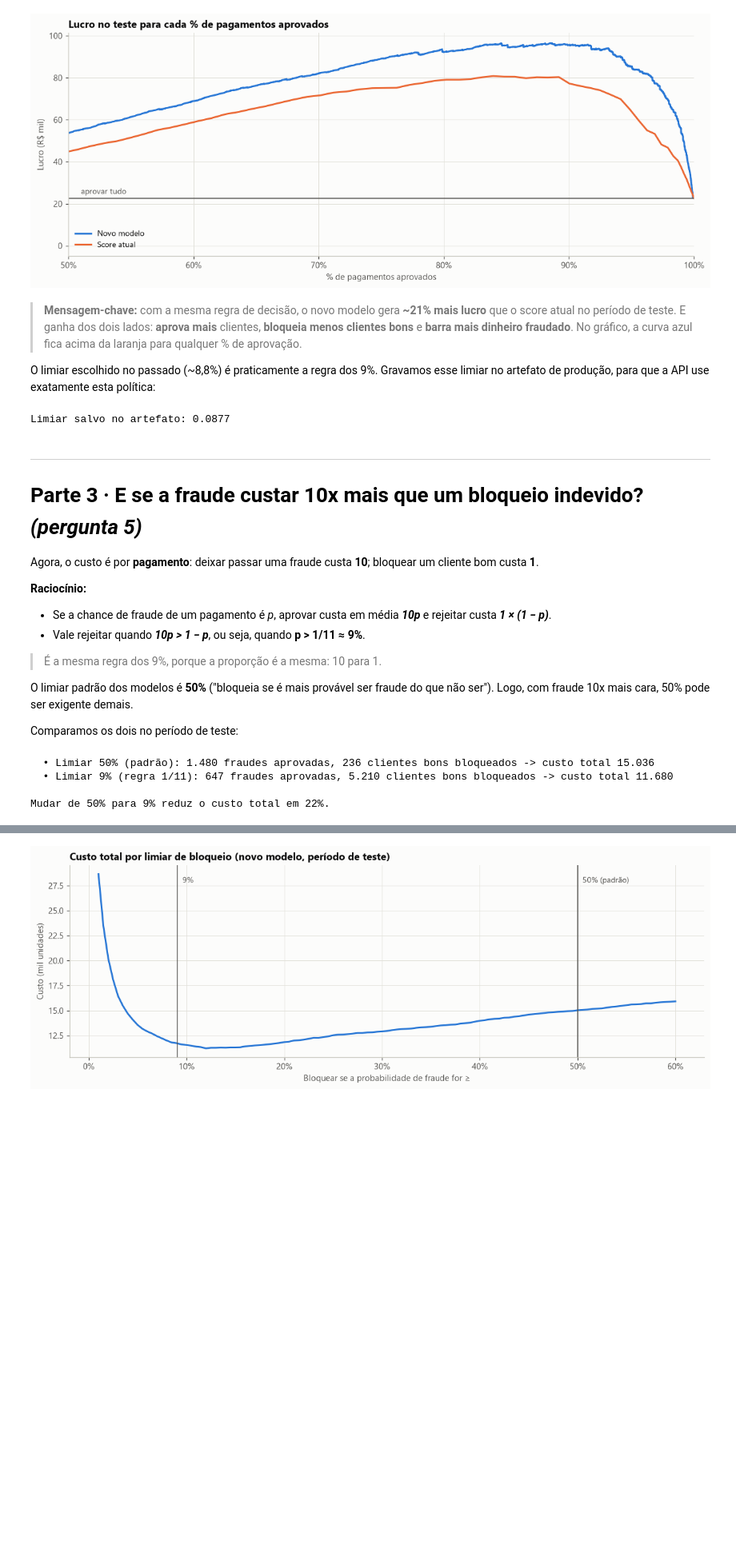
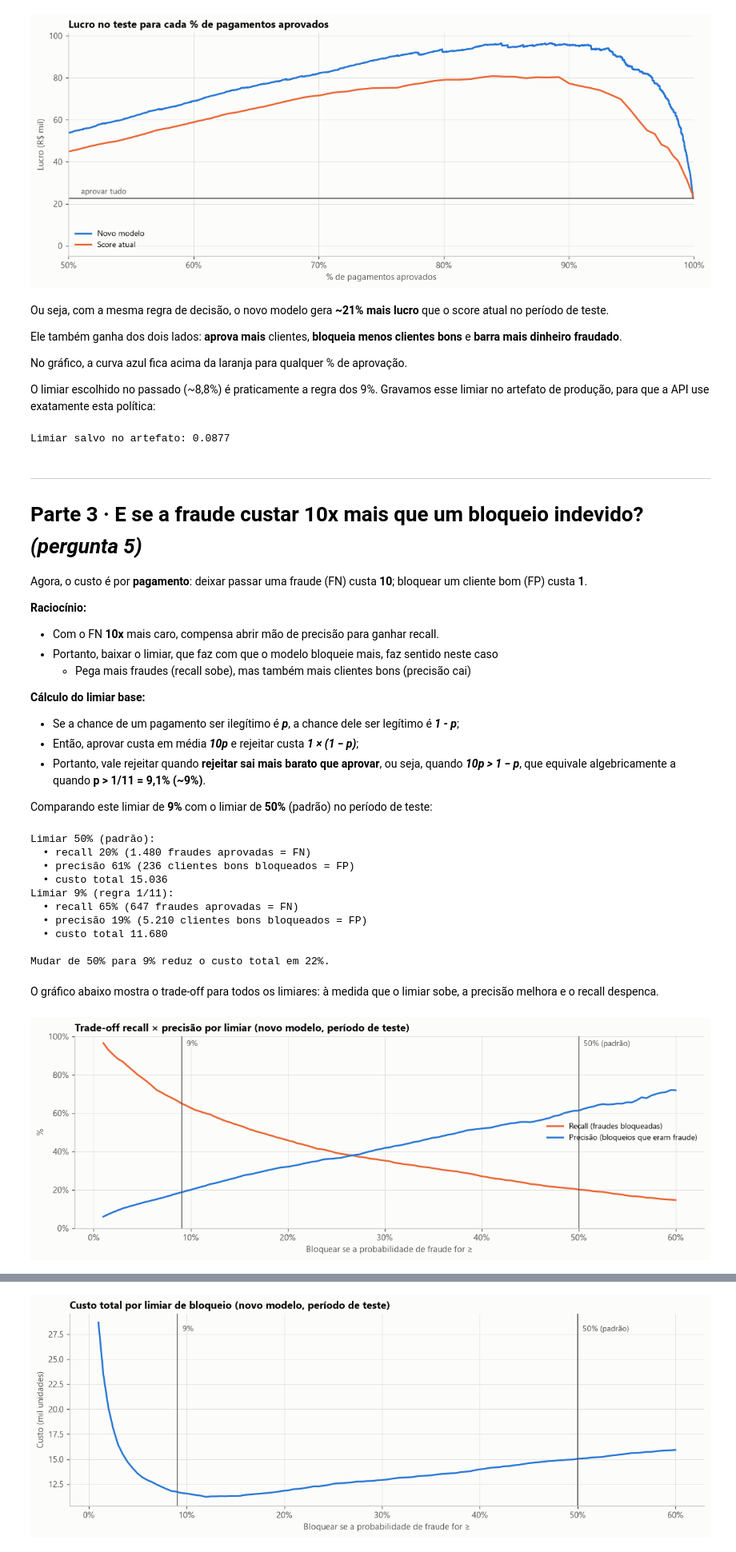
Before and after one commit to juanocv/meli_fraud_case, a Jupyter notebook: notebooks/08_decisao_negocio.ipynb, the cells around one changed output, grey strips where cells are left out. Shown at 80% size. Drawn from its saved outputs; the diff is of its cells as text; code cells hidden in the pictures; blank space fills up the shorter version.

```diff
--- a/notebooks/08_decisao_negocio.ipynb
+++ b/notebooks/08_decisao_negocio.ipynb
@@ -226,10 +227,11 @@ plt.tight_layout()
 # %% [output]
 [figure]
 # %% [markdown]
-> **Mensagem-chave:** com a mesma regra de decisão, o novo modelo gera **~21% mais lucro** que o score
-> atual no período de teste. E ganha dos dois lados: **aprova mais** clientes, **bloqueia menos clientes
-> bons** e **barra mais dinheiro fraudado**. No gráfico, a curva azul fica acima da laranja para
-> qualquer % de aprovação.
+Ou seja, com a mesma regra de decisão, o novo modelo gera **~21% mais lucro** que o score atual no período de teste.
+
+Ele também ganha dos dois lados: **aprova mais** clientes, **bloqueia menos clientes bons** e **barra mais dinheiro fraudado**.
+
+No gráfico, a curva azul fica acima da laranja para qualquer % de aprovação.
 
 O limiar escolhido no passado (~8,8%) é praticamente a regra dos 9%. Gravamos esse limiar no artefato
 de produção, para que a API use exatamente esta política:
@@ -246,34 +248,68 @@ Limiar salvo no artefato: 0.0877
 ---
 # Parte 3 · E se a fraude custar 10x mais que um bloqueio indevido? *(pergunta 5)*
 
-Agora, o custo é por **pagamento**: deixar passar uma fraude custa **10**; bloquear um cliente bom
+Agora, o custo é por **pagamento**: deixar passar uma fraude (FN) custa **10**; bloquear um cliente bom (FP)
 custa **1**.
 
 **Raciocínio:**
-- Se a chance de fraude de um pagamento é *p*, aprovar custa em média ***10p*** e rejeitar custa ***1 × (1 − p)***.
-- Vale rejeitar quando ***10p > 1 − p***, ou seja, quando **p > 1/11 ≈ 9%**.
+- Com o FN **10x** mais caro, compensa abrir mão de precisão para ganhar recall.
+- Portanto, baixar o limiar, que faz com que o modelo bloqueie mais, faz sentido neste caso
+    - Pega mais fraudes
+(recall sobe), mas também mais clientes bons (precisão cai)
 
->É a mesma regra dos 9%, porque a proporção é a mesma: 10 para 1.
+**Cálculo do limiar base:**
+- Se a chance de um pagamento ser ilegítimo é ***p***, a chance dele ser legítimo é ***1 - p***;
+- Então, aprovar custa em média ***10p*** e rejeitar custa ***1 × (1 − p)***;
+- Portanto, vale rejeitar quando **rejeitar sai mais barato que aprovar**, ou seja, quando ***10p > 1 − p***, que equivale algebricamente a quando **p > 1/11 = 9,1% (~9%)**.
 
-O limiar padrão dos modelos é **50%** ("bloqueia se é mais provável ser fraude do que não ser"). Logo, com fraude 10x mais cara, 50% pode ser exigente demais.
-
-Comparamos os dois no período de teste:
+Comparando este limiar de **9%** com o limiar de **50%** (padrão) no período de teste:
 # %%
 def custo(limiar):
     bloqueia = teste["p_modelo"] >= limiar
+    vp = int((bloqueia & (yt == 1)).sum())
     return {"Fraudes aprovadas": int((~bloqueia & (yt == 1)).sum()),
             "Clientes bons bloqueados": int((bloqueia & (yt == 0)).sum()),
+            "Recall": vp / int((yt == 1).sum()),
+            "Precisão": vp / max(int(bloqueia.sum()), 1),
             "Custo total (FN×10 + FP×1)": metricas.custo_esperado(yt, bloqueia)}
 
 c50, c9 = custo(0.5), custo(LIMIAR_9)
 for rotulo, c in [("Limiar 50% (padrão)", c50), ("Limiar 9% (regra 1/11)", c9)]:
-    print(f"  • {rotulo}: {milhar(c['Fraudes aprovadas'])} fraudes aprovadas, {milhar(c['Clientes bons bloqueados'])} "
-          f"clientes bons bloqueados -> custo total {milhar(c['Custo total (FN×10 + FP×1)'])}")
+    print(f"{rotulo}:")
+    print(f"  • recall {pct(c['Recall'], 0)} ({milhar(c['Fraudes aprovadas'])} fraudes aprovadas = FN)")
+    print(f"  • precisão {pct(c['Precisão'], 0)} ({milhar(c['Clientes bons bloqueados'])} clientes bons bloqueados = FP)")
+    print(f"  • custo total {milhar(c['Custo total (FN×10 + FP×1)'])}")
 reducao = 1 - c9["Custo total (FN×10 + FP×1)"] / c50["Custo total (FN×10 + FP×1)"]
 print()
 print(f"Mudar de 50% para 9% reduz o custo total em {pct(reducao, 0)}.")
 # %% [output]
-  • Limiar 50% (padrão): 1.480 fraudes aprovadas, 236 clientes bons bloqueados -> custo total 15.036
-  • Limiar 9% (regra 1/11): 647 fraudes aprovadas, 5.210 clientes bons bloqueados -> custo total 11.680
+Limiar 50% (padrão):
+  • recall 20% (1.480 fraudes aprovadas = FN)
+  • precisão 61% (236 clientes bons bloqueados = FP)
+  • custo total 15.036
+Limiar 9% (regra 1/11):
+  • recall 65% (647 fraudes aprovadas = FN)
+  • precisão 19% (5.210 clientes bons bloqueados = FP)
+  • custo total 11.680
 
 Mudar de 50% para 9% reduz o custo total em 22%.
+# %% [markdown]
+O gráfico abaixo mostra o trade-off para todos os limiares: à medida que o limiar sobe, a precisão
+melhora e o recall despenca.
+# %%
+lims_rp = np.round(np.linspace(0.01, 0.6, 119), 4)
+rp = pd.DataFrame([custo(l) for l in lims_rp], index=lims_rp)
+
+fig, ax = plt.subplots(figsize=(11, 4))
+ax.plot(rp.index, rp["Recall"], color=gr.LARANJA, label="Recall (fraudes bloqueadas)")
+ax.plot(rp.index, rp["Precisão"], color=gr.AZUL, label="Precisão (bloqueios que eram fraude)")
+for v, rot in [(0.5, "50% (padrão)"), (LIMIAR_9, "9%")]:
+    ax.axvline(v, color=gr.TINTA_2, lw=1)
+    ax.text(v + 0.005, 0.95, rot, fontsize=9, color=gr.TINTA_2)
+ax.set(title="Trade-off recall × precisão por limiar (novo modelo, período de teste)",
+       xlabel="Bloquear se a probabilidade de fraude for ≥", ylabel="%", ylim=(0, 1))
+gr.formatar_pct(ax); gr.formatar_pct(ax, "x")
+ax.legend(loc="center right")
+plt.tight_layout()
+# %% [output]
+[figure, added]
```
Also changed, not shown: parts of 5 cells of this notebook.
